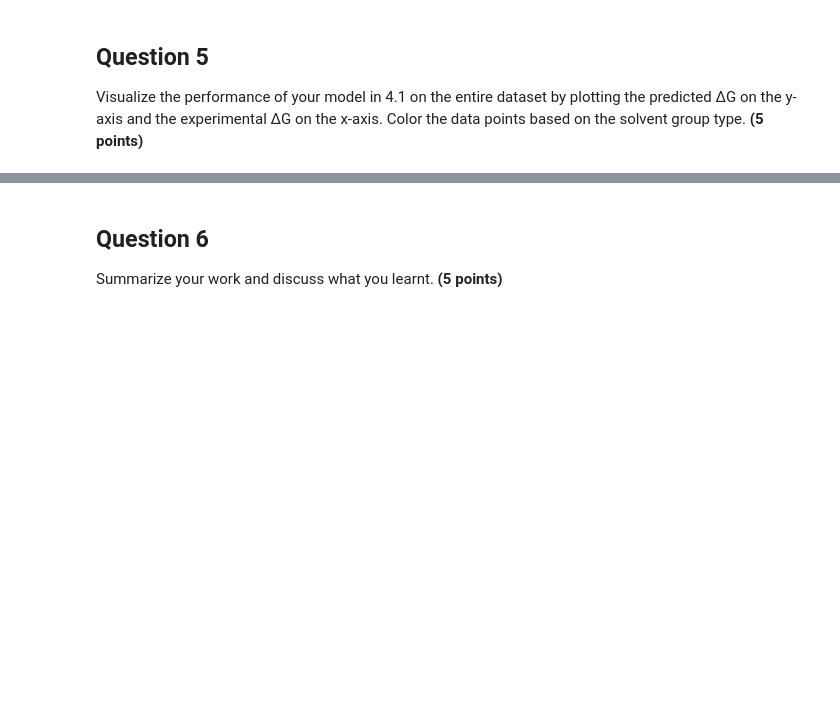
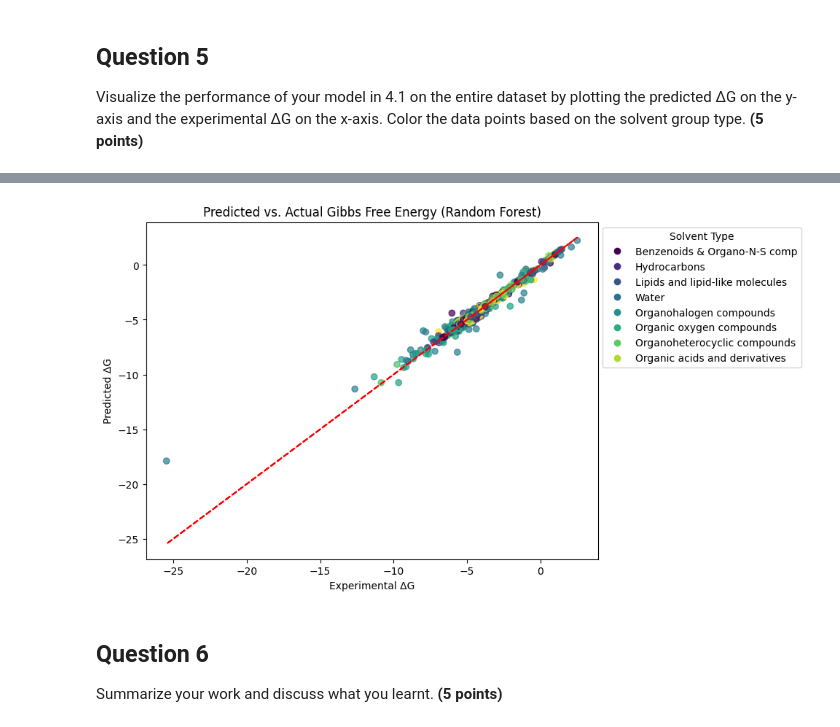
Before and after one commit to serebryany/545_GibbsPredictionModels, a Jupyter notebook: cheme_545_midterm_exam_upload_canvas.ipynb, the cells around one changed output, grey strips where cells are left out. Drawn from its saved outputs; the diff is of its cells as text; code cells hidden in the pictures; blank space fills up the shorter version.

```diff
--- a/cheme_545_midterm_exam_upload_canvas.ipynb
+++ b/cheme_545_midterm_exam_upload_canvas.ipynb
@@ -327,3 +375,7 @@ Visualize the performance of your model in 4.1 on the entire dataset by plotting
+# %%
+plot_Q4_1_results(rf)
+# %% [output]
+[figure, added]
 # %% [markdown]
 ## **Question 6**
 Summarize your work and discuss what you learnt. **(5 points)**
```
Also changed, not shown: parts of 11 cells of this notebook.
